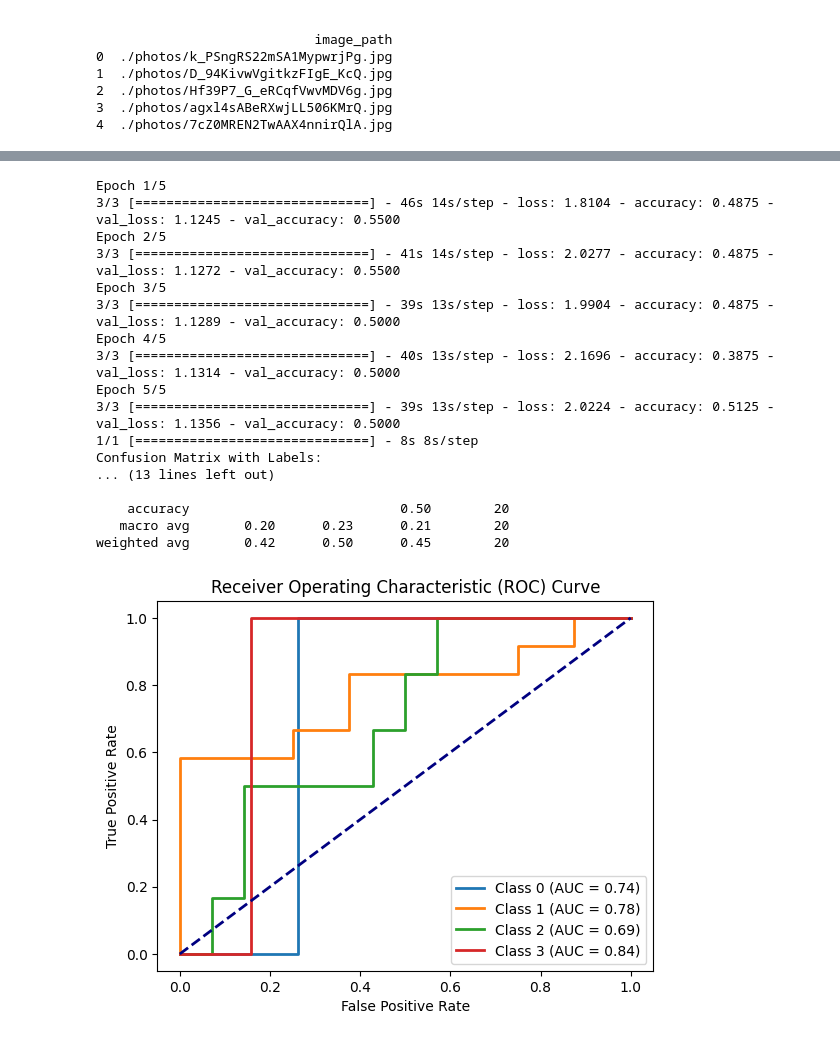
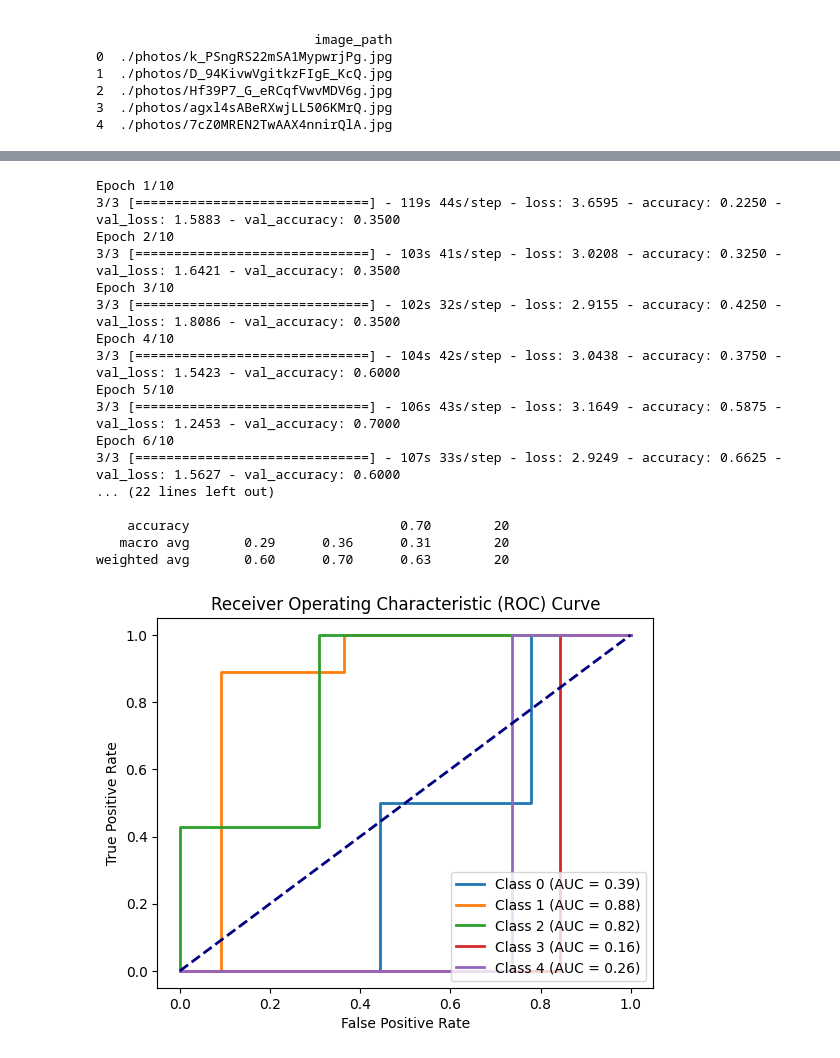
Before and after one commit to LCIT-W25/AISC-T3-Grp3, a Jupyter notebook: CV/Assignment_2/Assignment_2.ipynb, the cells around one changed output, grey strips where cells are left out. Drawn from its saved outputs; the diff is of its cells as text; code cells hidden in the pictures.

Commit message:
[IMP]:Changes in the VGG model evaluation

```diff
--- a/CV/Assignment_2/Assignment_2.ipynb
+++ b/CV/Assignment_2/Assignment_2.ipynb
@@ -309,24 +480,37 @@ weighted avg       0.33      0.50      0.40        20
 # %%
-# Approaches to Handle Class Imbalance --> Class Weights Adjustment
+# Class weights to address class imbalance
+class_weights = {0: 10.0, 1: 1.0, 2: 5.0, 3: 10.0, 4: 2.0}
 
-# New class weights to improve imbalance
-class_weights = {0: 7.0, 1: 0.425, 2: 1.0, 3: 6.0}
-
-# Compile the model with a smaller learning rate
+# Compile the model
 optimizer = tf.keras.optimizers.Adam(learning_rate=0.00005)
-
-# Compile model
 model.compile(optimizer=optimizer,
               loss='sparse_categorical_crossentropy',
               metrics=['accuracy'])
 
-# Train the model with class weights
+# Set up data augmentation
+datagen = ImageDataGenerator(
+    rotation_range=20,
+    width_shift_range=0.2,
+    height_shift_range=0.2,
+    shear_range=0.2,
+    zoom_range=0.2,
+    horizontal_flip=True,
+    fill_mode='nearest'
+)
+
+# Fit the generator on your training data
+datagen.fit(X_train)
+
+# Set up EarlyStopping to monitor validation loss and stop early if necessary
+early_stopping = EarlyStopping(monitor='val_loss', patience=3, restore_best_weights=True)
+
+# Train the model with augmented data and class weights
 history = model.fit(
-    X_train, y_train,
+    datagen.flow(X_train, y_train, batch_size=32),
     validation_data=(X_val, y_val),
-    epochs=5,
-    batch_size=32,
-    class_weight=class_weights
+    epochs=10,
+    class_weight=class_weights,
+    callbacks=[early_stopping]
 )
 
 # Evaluate the model on the validation data
@@ -343,47 +527,47 @@ print(cm_df)
 auc_score = roc_auc_score(y_val, y_pred, multi_class='ovr')
 print(f"AUC Score: {auc_score}")
 
 # Classification Report
 print("Classification Report:")
 print(classification_report(y_val, y_pred_classes, target_names=np.unique(y_val).astype(str)))
 
 # Plot ROC AUC Curve
 fpr = {}
 tpr = {}
 roc_auc = {}
 
 # Calculate ROC curve for each class
 for i in range(len(np.unique(y_val))):
     fpr[i], tpr[i], _ = roc_curve(y_val == i, y_pred[:, i])
     roc_auc[i] = auc(fpr[i], tpr[i])
 
 # Plot all ROC curves
 plt.figure()
 for i in range(len(np.unique(y_val))):
     plt.plot(fpr[i], tpr[i], lw=2, label=f'Class {i} (AUC = {roc_auc[i]:.2f})')
 
 plt.plot([0, 1], [0, 1], color='navy', lw=2, linestyle='--')
 plt.xlabel('False Positive Rate')
 plt.ylabel('True Positive Rate')
 plt.title('Receiver Operating Characteristic (ROC) Curve')
 plt.legend(loc="lower right")
 plt.show()
 # %% [output]
-Epoch 1/5
-3/3 [==============================] - 46s 14s/step - loss: 1.8104 - accuracy: 0.4875 - val_loss: 1.1245 - val_accuracy: 0.5500
-Epoch 2/5
-3/3 [==============================] - 41s 14s/step - loss: 2.0277 - accuracy: 0.4875 - val_loss: 1.1272 - val_accuracy: 0.5500
-Epoch 3/5
-3/3 [==============================] - 39s 13s/step - loss: 1.9904 - accuracy: 0.4875 - val_loss: 1.1289 - val_accuracy: 0.5000
-Epoch 4/5
-3/3 [==============================] - 40s 13s/step - loss: 2.1696 - accuracy: 0.3875 - val_loss: 1.1314 - val_accuracy: 0.5000
-Epoch 5/5
-3/3 [==============================] - 39s 13s/step - loss: 2.0224 - accuracy: 0.5125 - val_loss: 1.1356 - val_accuracy: 0.5000
-1/1 [==============================] - 8s 8s/step
-Confusion Matrix with Labels:
-... (13 lines left out)
+Epoch 1/10
+3/3 [==============================] - 119s 44s/step - loss: 3.6595 - accuracy: 0.2250 - val_loss: 1.5883 - val_accuracy: 0.3500
+Epoch 2/10
+3/3 [==============================] - 103s 41s/step - loss: 3.0208 - accuracy: 0.3250 - val_loss: 1.6421 - val_accuracy: 0.3500
+Epoch 3/10
+3/3 [==============================] - 102s 32s/step - loss: 2.9155 - accuracy: 0.4250 - val_loss: 1.8086 - val_accuracy: 0.3500
+Epoch 4/10
+3/3 [==============================] - 104s 42s/step - loss: 3.0438 - accuracy: 0.3750 - val_loss: 1.5423 - val_accuracy: 0.6000
+Epoch 5/10
+3/3 [==============================] - 106s 43s/step - loss: 3.1649 - accuracy: 0.5875 - val_loss: 1.2453 - val_accuracy: 0.7000
+Epoch 6/10
+3/3 [==============================] - 107s 33s/step - loss: 2.9249 - accuracy: 0.6625 - val_loss: 1.5627 - val_accuracy: 0.6000
+... (22 lines left out)
 
-    accuracy                           0.50        20
-   macro avg       0.20      0.23      0.21        20
-weighted avg       0.42      0.50      0.45        20
+    accuracy                           0.70        20
+   macro avg       0.29      0.36      0.31        20
+weighted avg       0.60      0.70      0.63        20
-[figure, old version]
+[figure, new version]
```
Also changed, not shown: parts of 8 cells of this notebook.
